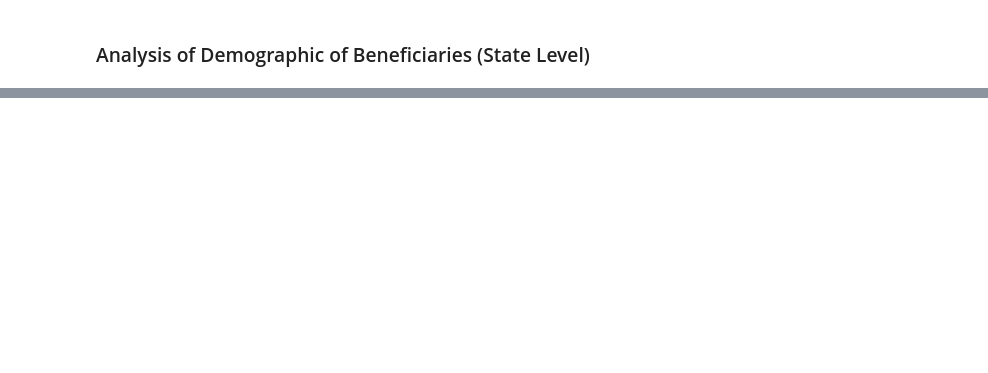
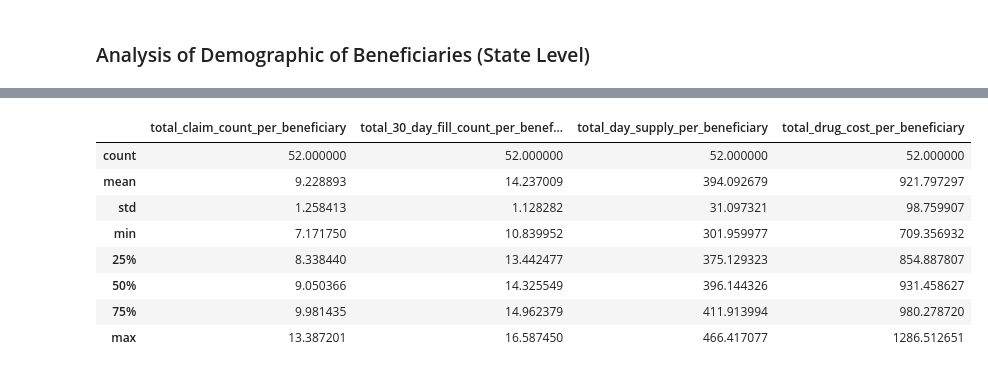
Before and after one commit to iris-anan/Data-Science-Challenges, a Jupyter notebook: Lyra_Health/Lyra Health - Take Home.ipynb, the cells around one changed output, grey strips where cells are left out. Cells and saved outputs as stored; diff of their text form; code cells hidden in the pictures; blank space fills up the shorter version.

```diff
--- a/Lyra_Health/Lyra Health - Take Home.ipynb
+++ b/Lyra_Health/Lyra Health - Take Home.ipynb
@@ -466,0 +693,12 @@ for each in df_con.iterrows():
+# %%
+final_state[['total_claim_count_per_beneficiary', 'total_30_day_fill_count_per_beneficiary', 'total_day_supply_per_beneficiary', 'total_drug_cost_per_beneficiary']].describe()
+# %% [output]
+|  | total_claim_count_per_beneficiary | total_30_day_fill_count_per_benef... | total_day_supply_per_beneficiary | total_drug_cost_per_beneficiary |
+| count | 52.000000 | 52.000000 | 52.000000 | 52.000000 |
+| mean | 9.228893 | 14.237009 | 394.092679 | 921.797297 |
+| std | 1.258413 | 1.128282 | 31.097321 | 98.759907 |
+| min | 7.171750 | 10.839952 | 301.959977 | 709.356932 |
+| 25% | 8.338440 | 13.442477 | 375.129323 | 854.887807 |
+| 50% | 9.050366 | 14.325549 | 396.144326 | 931.458627 |
+| 75% | 9.981435 | 14.962379 | 411.913994 | 980.278720 |
+| max | 13.387201 | 16.587450 | 466.417077 | 1286.512651 |
```
Also changed, not shown: parts of 55 cells of this notebook.
